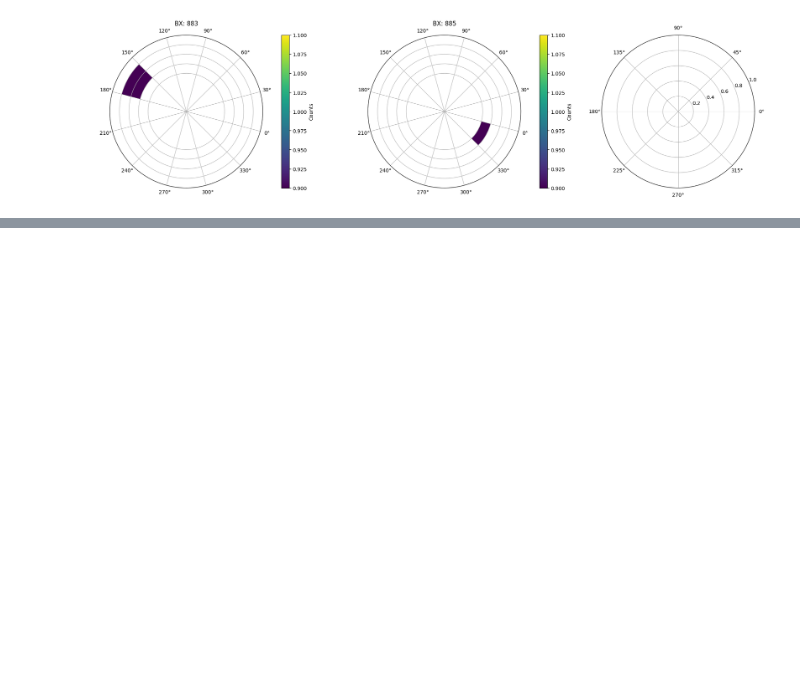
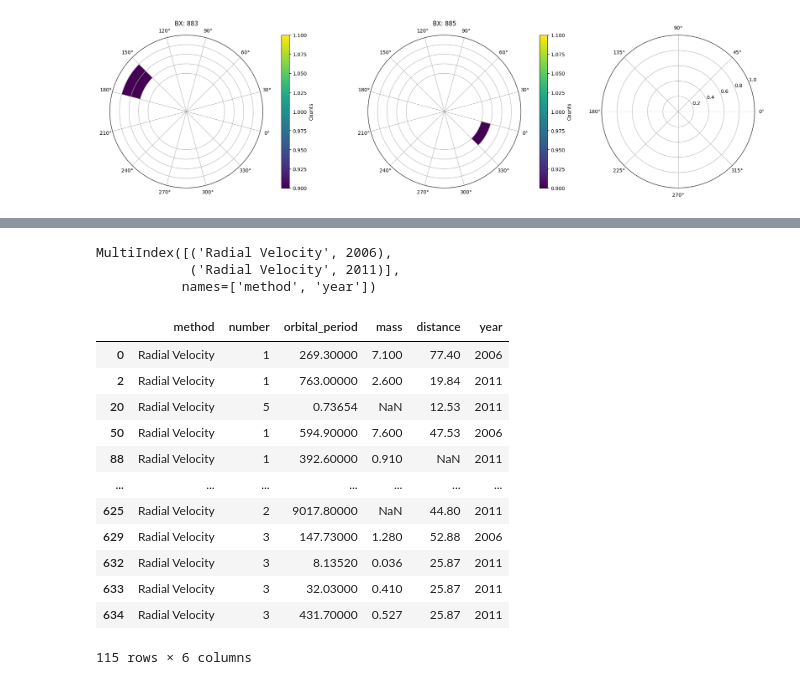
Before and after one commit to GiovanniZago/bxad-test, a Jupyter notebook: sequences_inspector.ipynb, the cells around one changed output, grey strips where cells are left out. Drawn from its saved outputs; the diff is of its cells as text; code cells hidden in the pictures; blank space fills up the shorter version.

```diff
--- a/sequences_inspector.ipynb
+++ b/sequences_inspector.ipynb
@@ -155,0 +189,3 @@ selected_idxs
+# %%
+df_example = sns.load_dataset("planets")
+df_example.head()
@@ -155,0 +208,28 @@ selected_idxs
+# %%
+pairs = [("Radial Velocity", 2006), ("Radial Velocity", 2011)]          # your allowed couples
+colA, colB = "method", "year"   # the two columns to match
+
+mi = pd.MultiIndex.from_tuples(pairs, names=[colA, colB])
+mi
+# %% [output]
+MultiIndex([('Radial Velocity', 2006),
+            ('Radial Velocity', 2011)],
+           names=['method', 'year'])
+# %%
+df_out = df_example[df_example.set_index([colA, colB]).index.isin(mi)]
+# %%
+df_out
+# %% [output]
+|  | method | number | orbital_period | mass | distance | year |
+| 0 | Radial Velocity | 1 | 269.30000 | 7.100 | 77.40 | 2006 |
+| 2 | Radial Velocity | 1 | 763.00000 | 2.600 | 19.84 | 2011 |
+| 20 | Radial Velocity | 5 | 0.73654 | NaN | 12.53 | 2011 |
+| 50 | Radial Velocity | 1 | 594.90000 | 7.600 | 47.53 | 2006 |
+| 88 | Radial Velocity | 1 | 392.60000 | 0.910 | NaN | 2011 |
+| ... | ... | ... | ... | ... | ... | ... |
+| 625 | Radial Velocity | 2 | 9017.80000 | NaN | 44.80 | 2011 |
+| 629 | Radial Velocity | 3 | 147.73000 | 1.280 | 52.88 | 2006 |
+| 632 | Radial Velocity | 3 | 8.13520 | 0.036 | 25.87 | 2011 |
+| 633 | Radial Velocity | 3 | 32.03000 | 0.410 | 25.87 | 2011 |
+| 634 | Radial Velocity | 3 | 431.70000 | 0.527 | 25.87 | 2011 |
+115 rows × 6 columns
```
Also changed, not shown: parts of 11 cells of this notebook, 1 other file.
